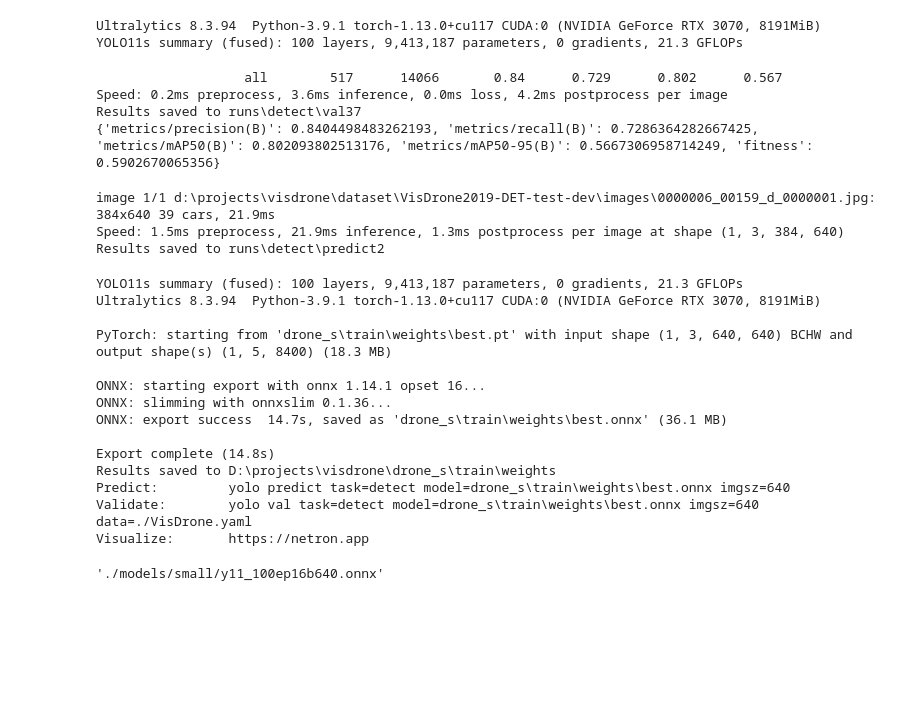
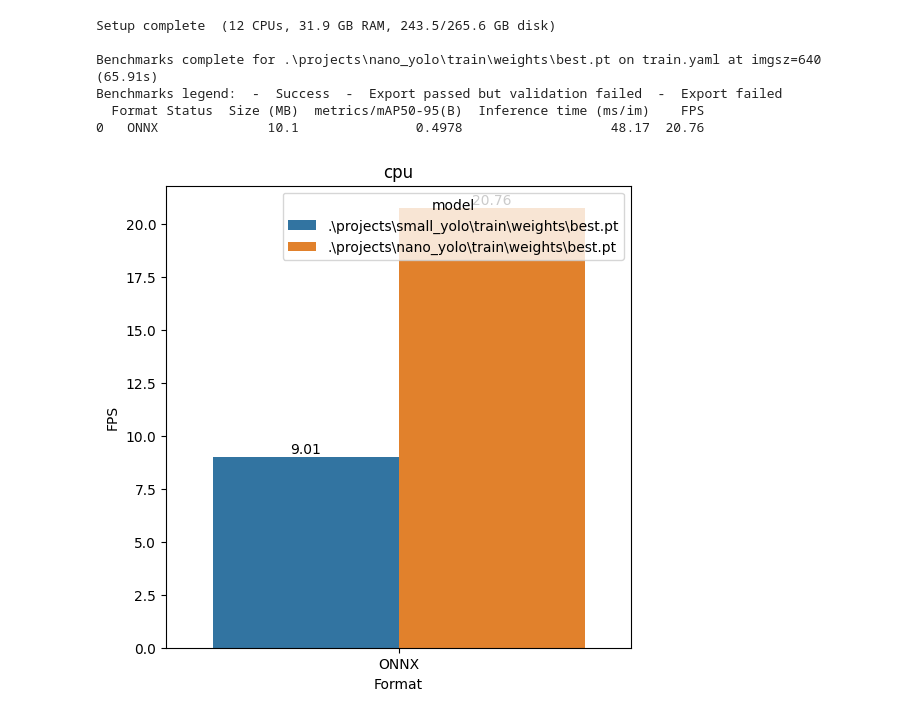
Before and after one commit to AntoxaZ18/car-visdrone, a Jupyter notebook: train.ipynb, the cells around one changed output. Drawn from its saved outputs; the diff is of its cells as text; code cells hidden in the pictures; blank space fills up the shorter version.

```diff
--- a/train.ipynb
+++ b/train.ipynb
@@ -110,62 +199,12 @@ tensorboard --logdir drone\train
-# %%
-#Проводим валидацию модели
-from ultralytics import YOLO
-
-model = YOLO(f'{model_path}/best.pt')   #загружаем самую лучшую модель
-metrics = model.val()
-
-print(metrics.results_dict)
-# %% [output]
-Ultralytics 8.3.94  Python-3.9.1 torch-1.13.0+cu117 CUDA:0 (NVIDIA GeForce RTX 3070, 8191MiB)
-YOLO11s summary (fused): 100 layers, 9,413,187 parameters, 0 gradients, 21.3 GFLOPs
-                   all        517      14066       0.84      0.729      0.802      0.567
-Speed: 0.2ms preprocess, 3.6ms inference, 0.0ms loss, 4.2ms postprocess per image
-Results saved to runs\detect\val37
-{'metrics/precision(B)': 0.8404498483262193, 'metrics/recall(B)': 0.7286364282667425, 'metrics/mAP50(B)': 0.802093802513176, 'metrics/mAP50-95(B)': 0.5667306958714249, 'fitness': 0.5902670065356}
-# %%
-#Пример работы
-model = model.eval()
-results = model("./dataset/VisDrone2019-DET-test-dev/images/0000006_00159_d_0000001.jpg", save=True)
-
-#файл с боксами в папке demo
-
-for result in results:
-    result.show()
-# %% [output]
-image 1/1 d:\projects\visdrone\dataset\VisDrone2019-DET-test-dev\images\0000006_00159_d_0000001.jpg: 384x640 39 cars, 21.9ms
-Speed: 1.5ms preprocess, 21.9ms inference, 1.3ms postprocess per image at shape (1, 3, 384, 640)
-Results saved to runs\detect\predict2
-# %%
-#Экспортируем в формат onnx
-
-from ultralytics import YOLO
-import shutil
-
-model = YOLO(f'{model_path}/best.pt')   #загружаем самую лучшую модель
-
-model.fuse()    #слияние слоев для оптимизации производительности
-
-onnx_path = model.export(format="onnx",
-             simplify=True, #упрощаем
-             dynamic=True, #возможность обрабатывать батчами
-             device=0   #gpu
-             )
-
-#перемещаем в папку с моделями
-shutil.move(onnx_path, './models/small/y11_100ep16b640.onnx')  #В названии указываем параметры обучения 100эпох 16батч 640px
-# %% [output]
-YOLO11s summary (fused): 100 layers, 9,413,187 parameters, 0 gradients, 21.3 GFLOPs
-Ultralytics 8.3.94  Python-3.9.1 torch-1.13.0+cu117 CUDA:0 (NVIDIA GeForce RTX 3070, 8191MiB)
-
-PyTorch: starting from 'drone_s\train\weights\best.pt' with input shape (1, 3, 640, 640) BCHW and output shape(s) (1, 5, 8400) (18.3 MB)
-
-ONNX: starting export with onnx 1.14.1 opset 16...
-ONNX: slimming with onnxslim 0.1.36...
-ONNX: export success  14.7s, saved as 'drone_s\train\weights\best.onnx' (36.1 MB)
-
-Export complete (14.8s)
-Results saved to D:\projects\visdrone\drone_s\train\weights
-Predict:         yolo predict task=detect model=drone_s\train\weights\best.onnx imgsz=640
-Validate:        yolo val task=detect model=drone_s\train\weights\best.onnx imgsz=640 data=./VisDrone.yaml
-Visualize:       https://netron.app
-'./models/small/y11_100ep16b640.onnx'
+# %%
+#benchmark fps for models in onnx format on CPU
+df = benchmark_report(**bench_cfg, projects=[SMALL_YOLO, NANO_YOLO], devices=['cpu'], engines=['onnx'])
+plot_benchmark(df)
+# %% [output]
+Setup complete  (12 CPUs, 31.9 GB RAM, 243.5/265.6 GB disk)
+
+Benchmarks complete for .\projects\nano_yolo\train\weights\best.pt on train.yaml at imgsz=640 (65.91s)
+Benchmarks legend:  -  Success  -  Export passed but validation failed  -  Export failed
+  Format Status  Size (MB)  metrics/mAP50-95(B)  Inference time (ms/im)    FPS
+0   ONNX              10.1               0.4978                   48.17  20.76
+[figure, added]
```
Also changed, not shown: parts of 18 cells of this notebook, 34 other files.
